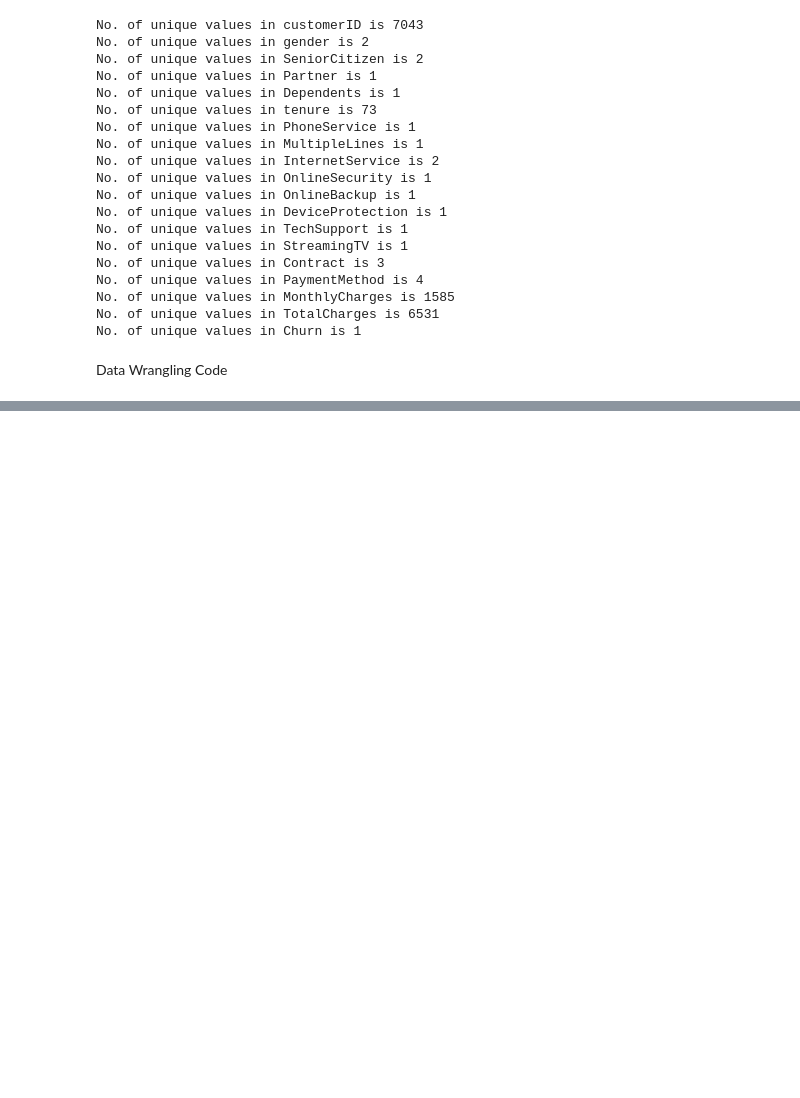
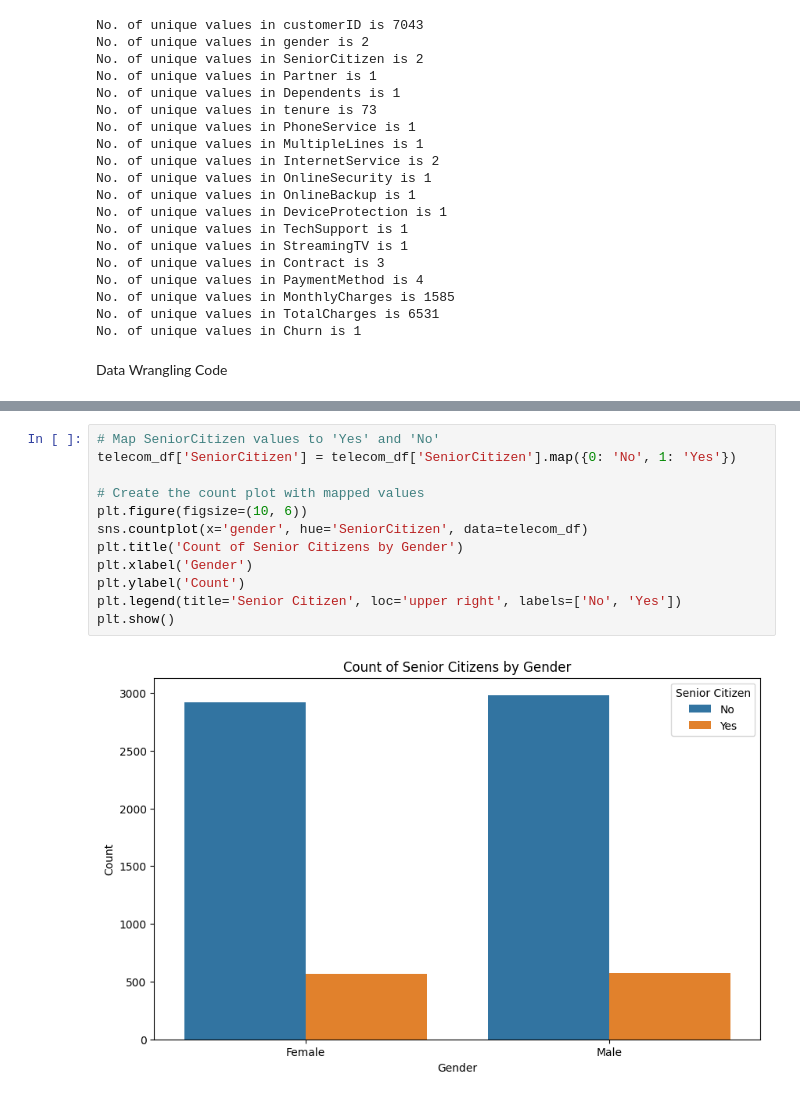
Before and after one commit to amaan-usmani/DataAnalysis_Telecom_Customer-Churn, a Jupyter notebook: project.ipynb, the cells around one changed output, grey strips where cells are left out. Drawn from its saved outputs; the diff is of its cells as text; blank space fills up the shorter version.

```diff
--- a/project.ipynb
+++ b/project.ipynb
@@ -258,0 +417,14 @@ No.of customer churning : 1869
+# %%
+# Map SeniorCitizen values to 'Yes' and 'No'
+telecom_df['SeniorCitizen'] = telecom_df['SeniorCitizen'].map({0: 'No', 1: 'Yes'})
+
+# Create the count plot with mapped values
+plt.figure(figsize=(10, 6))
+sns.countplot(x='gender', hue='SeniorCitizen', data=telecom_df)
+plt.title('Count of Senior Citizens by Gender')
+plt.xlabel('Gender')
+plt.ylabel('Count')
+plt.legend(title='Senior Citizen', loc='upper right', labels=['No', 'Yes'])
+plt.show()
+# %% [output]
+[figure, added]
```
Also changed, not shown: parts of 21 cells of this notebook.
